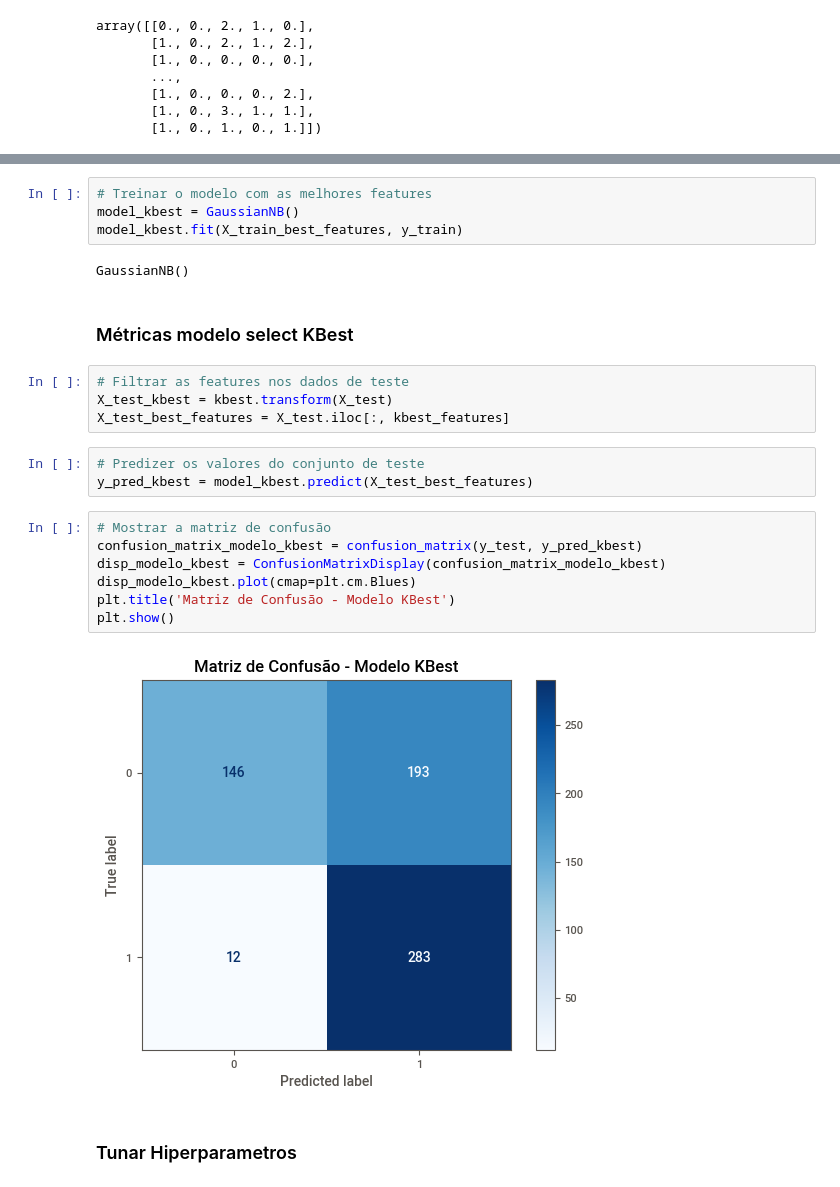
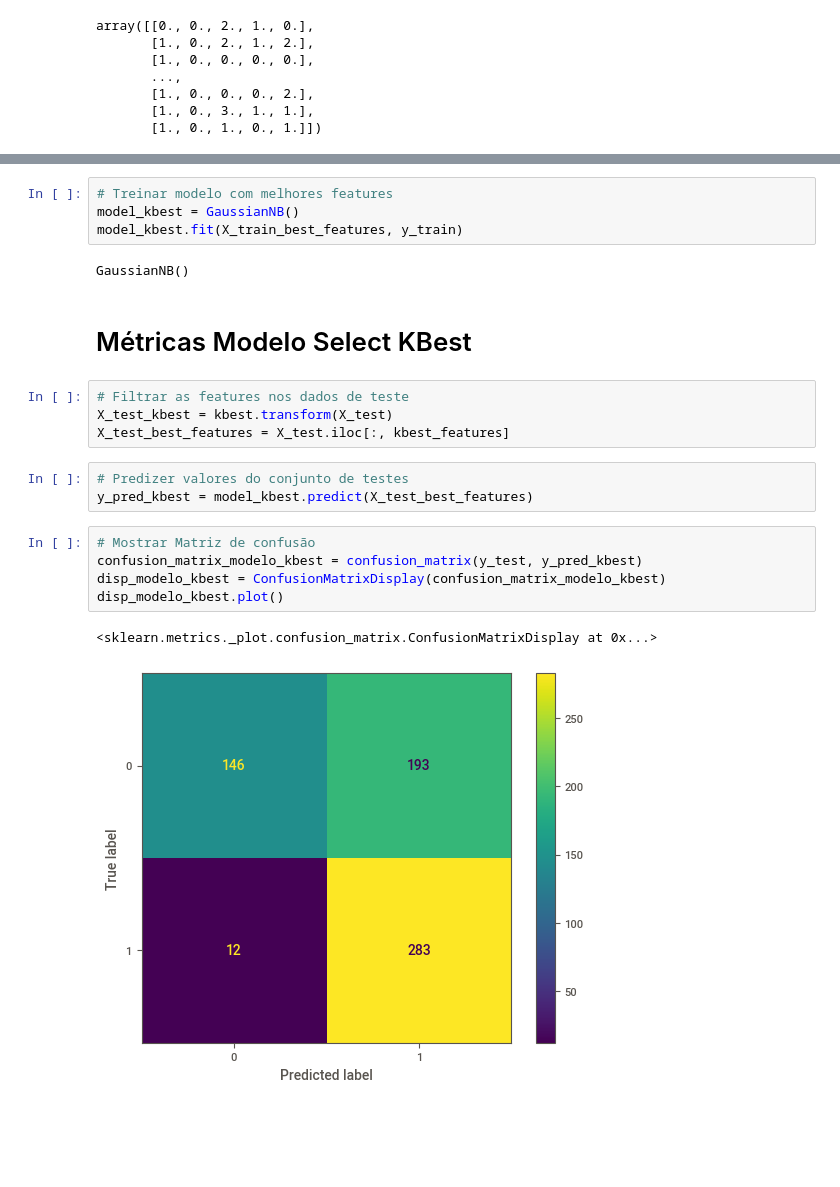
Before and after one commit to srmatheusmaciel/classificacao_naive_bayes, a Jupyter notebook: modelo_obesidade.ipynb, the cells around one changed output, grey strips where cells are left out. Cells and saved outputs as stored; diff of their text form; blank space fills up the shorter version.

Commit message:
Treinando modelo com melhores features
Signed-off-by: Matheus Maciel <eumatheusmaciel@gmail.com>

```diff
--- a/modelo_obesidade.ipynb
+++ b/modelo_obesidade.ipynb
@@ -273,26 +280,23 @@ memory usage: 59.4 KB
 # %%
-# Treinar o modelo com as melhores features
+# Treinar modelo com melhores features
 model_kbest = GaussianNB()
 model_kbest.fit(X_train_best_features, y_train)
 # %% [output]
 GaussianNB()
 # %% [markdown]
-### Métricas modelo select KBest
+# Métricas Modelo Select KBest
 # %%
 # Filtrar as features nos dados de teste
 X_test_kbest = kbest.transform(X_test)
 X_test_best_features = X_test.iloc[:, kbest_features]
 # %%
-# Predizer os valores do conjunto de teste
+# Predizer valores do conjunto de testes
 y_pred_kbest = model_kbest.predict(X_test_best_features)
 # %%
-# Mostrar a matriz de confusão
+# Mostrar Matriz de confusão
 confusion_matrix_modelo_kbest = confusion_matrix(y_test, y_pred_kbest)
 disp_modelo_kbest = ConfusionMatrixDisplay(confusion_matrix_modelo_kbest)
-disp_modelo_kbest.plot(cmap=plt.cm.Blues)
-plt.title('Matriz de Confusão - Modelo KBest')
-plt.show()
+disp_modelo_kbest.plot()
 # %% [output]
+<sklearn.metrics._plot.confusion_matrix.ConfusionMatrixDisplay at 0x...>
-[figure, old version]
+[figure, new version]
-# %% [markdown]
-### Tunar Hiperparametros
```
Also changed, not shown: parts of 10 cells of this notebook, 2 other files.
